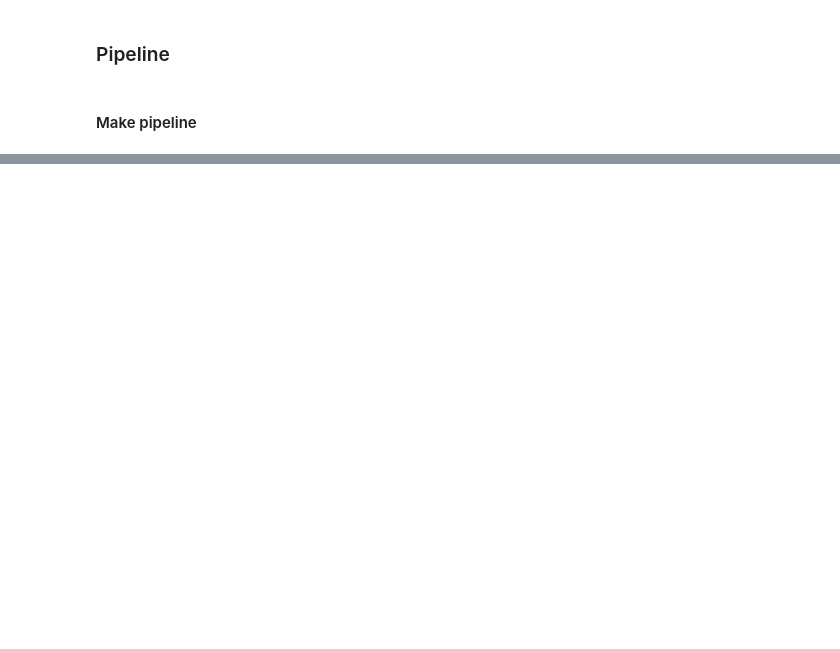
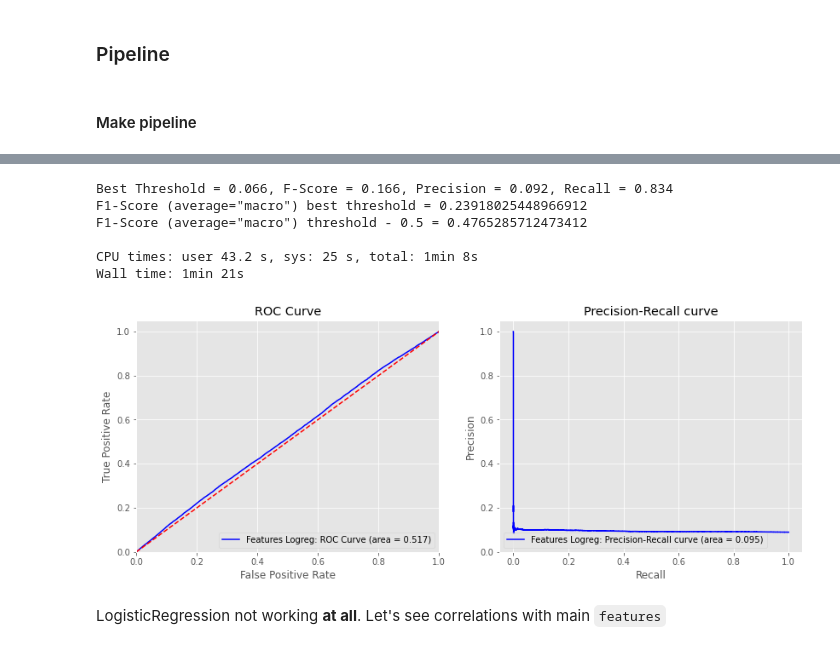
Before and after one commit to hildar/RecSys-Megafon, a Jupyter notebook: Train.ipynb, the cells around one changed output, grey strips where cells are left out. Drawn from its saved outputs; the diff is of its cells as text; code cells hidden in the pictures; blank space fills up the shorter version.

```diff
--- a/Train.ipynb
+++ b/Train.ipynb
@@ -843,0 +871,40 @@ lightgbm.plot_importance(lgb_pipe[1], figsize=(8, 6) , max_num_features=30)
+# %%
+f_prep_pipeline_logreg = make_pipeline(
+    FeatureUnion(transformer_list=[
+        ("main_features", make_pipeline(
+            ColumnSelector(f_main),
+        )),
+        ("numeric_features", make_pipeline(
+            ColumnSelector(f_numeric),
+            StandardScaler()  # for logreg need scaler
+        )),
+        ("boolean_features", make_pipeline(
+            ColumnSelector(f_binary),
+        )),
+        ("other_features", make_pipeline(
+            ColumnSelector(f_other),
+        )),
+        ("categorical_features", make_pipeline(
+            ColumnSelector(f_categorical),
+            OneHotEncoder(handle_unknown='ignore')
+        ))
+    ])
+)
+# %%
+logreg_pipe = make_pipeline(
+    f_prep_pipeline_logreg,
+    LogisticRegression(random_state=1)
+)
+# %%
+%%time
+logreg_pipe = run_learn(X_train, y_train, X_val, y_val, logreg_pipe, slpit_date=SPLIT_DATE, plot_name='Features Logreg')
+# %% [output]
+Best Threshold = 0.066, F-Score = 0.166, Precision = 0.092, Recall = 0.834
+F1-Score (average="macro") best threshold = 0.23918025448966912
+F1-Score (average="macro") threshold - 0.5 = 0.4765285712473412
+
+CPU times: user 43.2 s, sys: 25 s, total: 1min 8s
+Wall time: 1min 21s
+[figure, added]
+# %% [markdown]
+LogisticRegression not working **at all**. Let's see correlations with main `features`
```
Also changed, not shown: parts of 92 cells of this notebook.
